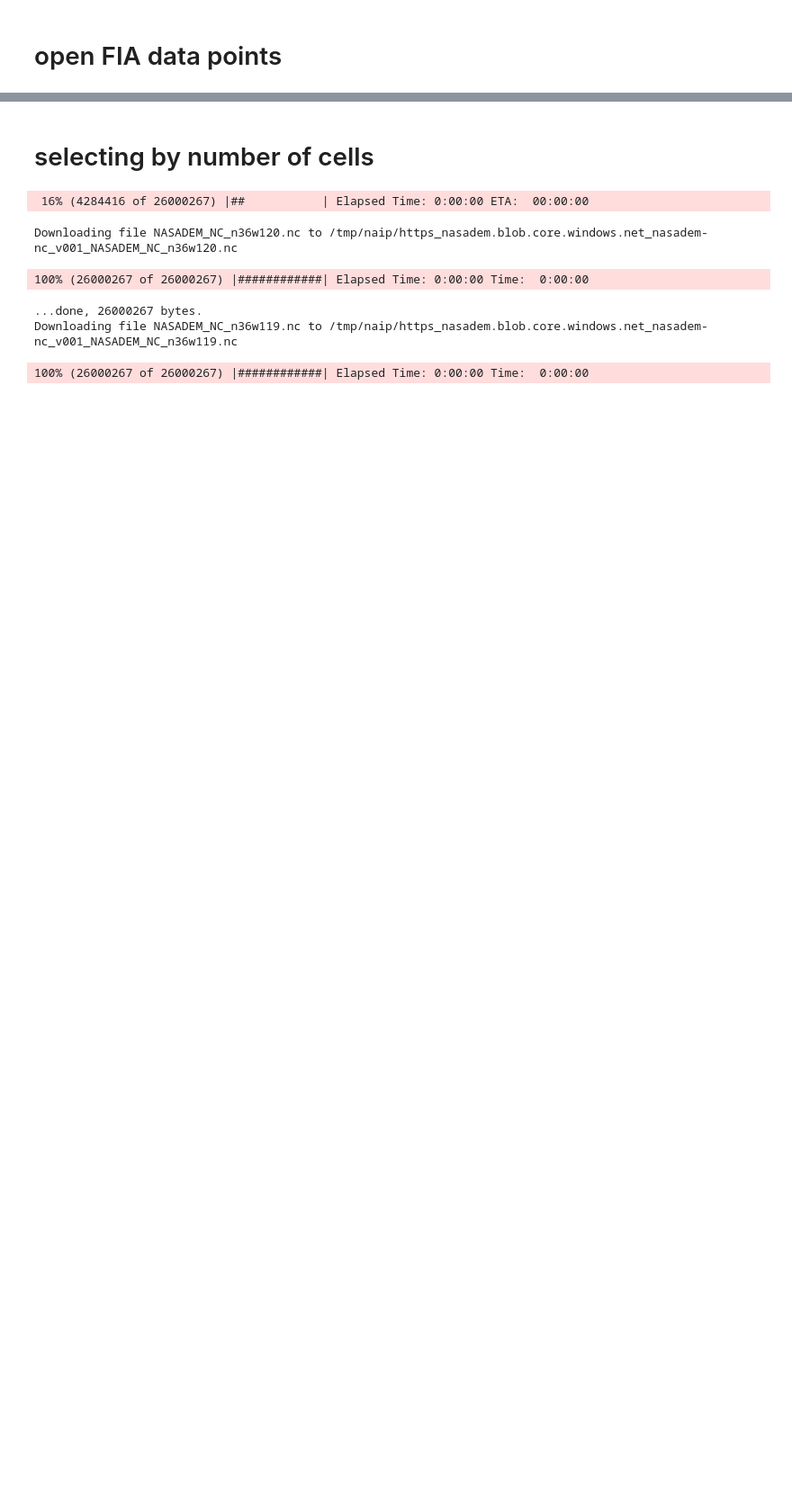
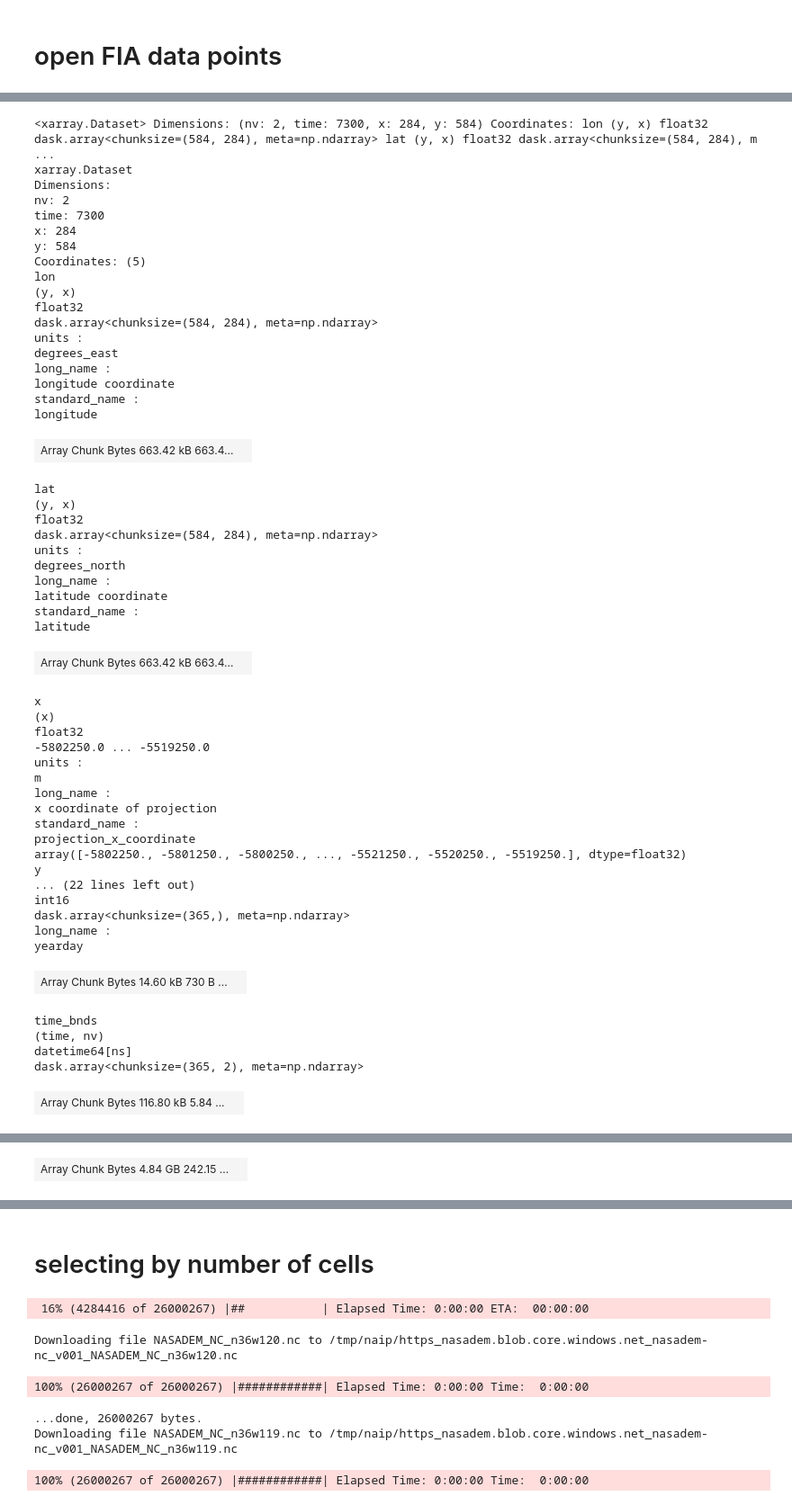
Before and after one commit to tonychang-cspinc/AIforEarth-Forest-Disturbance, a Jupyter notebook: notebooks/06-Azure-Storage-DAYMET-sampling.ipynb, the cells around one changed output, grey strips where cells are left out. Shown at 90% size. Cells and saved outputs as stored; diff of their text form; code cells hidden in the pictures; blank space fills up the shorter version.

```diff
--- a/notebooks/06-Azure-Storage-DAYMET-sampling.ipynb
+++ b/notebooks/06-Azure-Storage-DAYMET-sampling.ipynb
@@ -180,0 +188,56 @@ Downloading file daymet_v3_tmax_1991_na.nc4
+# %%
+ds
+# %% [output]
+<xarray.Dataset> Dimensions: (nv: 2, time: 7300, x: 284, y: 584) Coordinates: lon (y, x) float32 dask.array<chunksize=(584, 284), meta=np.ndarray> lat (y, x) float32 dask.array<chunksize=(584, 284), m ...
+xarray.Dataset
+Dimensions:
+nv: 2
+time: 7300
+x: 284
+y: 584
+Coordinates: (5)
+lon
+(y, x)
+float32
+dask.array<chunksize=(584, 284), meta=np.ndarray>
+units :
+degrees_east
+long_name :
+longitude coordinate
+standard_name :
+longitude
+| Array Chunk Bytes 663.42 kB 663.4... |  |
+lat
+(y, x)
+float32
+dask.array<chunksize=(584, 284), meta=np.ndarray>
+units :
+degrees_north
+long_name :
+latitude coordinate
+standard_name :
+latitude
+| Array Chunk Bytes 663.42 kB 663.4... |  |
+x
+(x)
+float32
+-5802250.0 ... -5519250.0
+units :
+m
+long_name :
+x coordinate of projection
+standard_name :
+projection_x_coordinate
+array([-5802250., -5801250., -5800250., ..., -5521250., -5520250., -5519250.], dtype=float32)
+y
+... (22 lines left out)
+int16
+dask.array<chunksize=(365,), meta=np.ndarray>
+long_name :
+yearday
+| Array Chunk Bytes 14.60 kB 730 B ... |  |
+time_bnds
+(time, nv)
+datetime64[ns]
+dask.array<chunksize=(365, 2), meta=np.ndarray>
+| Array Chunk Bytes 116.80 kB 5.84 ... |  |
@@ -180,0 +261 @@ Downloading file daymet_v3_tmax_1991_na.nc4
+| Array Chunk Bytes 4.84 GB 242.15 ... |  |
```
Also changed, not shown: parts of 14 cells of this notebook, 6 other files.
